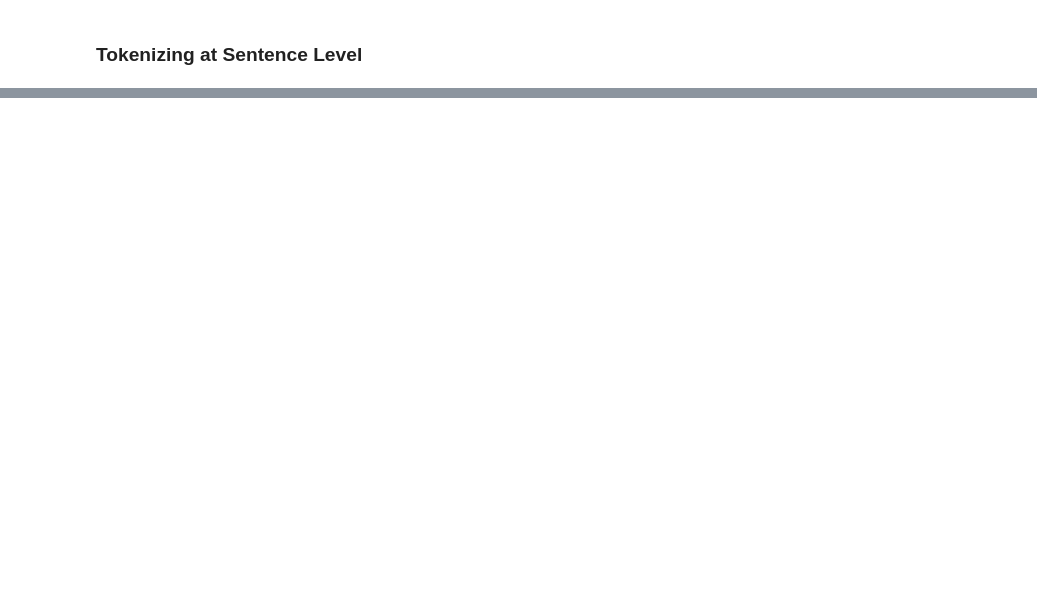
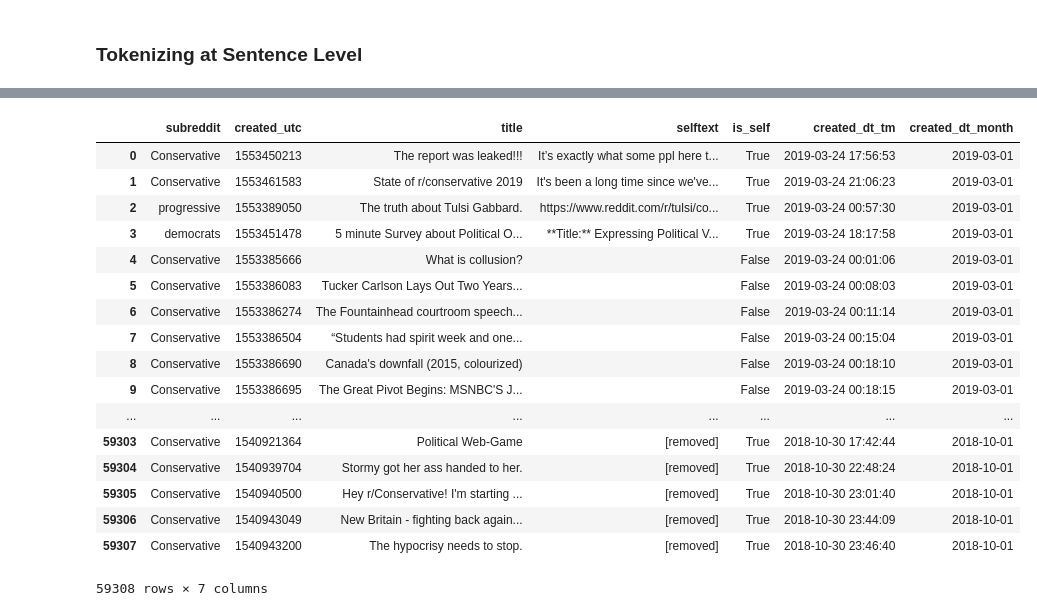
Before and after one commit to Alpha-1787/W266-Final-Project, a Jupyter notebook: Adam-FinalProject.ipynb, the cells around one changed output, grey strips where cells are left out. Saved outputs shown, nothing was run; the diff lists cells and outputs as text; code cells hidden in the pictures; blank space fills up the shorter version.

```diff
--- a/Adam-FinalProject.ipynb
+++ b/Adam-FinalProject.ipynb
@@ -243,0 +295,21 @@ rep_posts['created'] = created
+# %%
+post_df
+# %% [output]
+|  | subreddit | created_utc | title | selftext | is_self | created_dt_tm | created_dt_month |
+| 0 | Conservative | 1553450213 | The report was leaked!!! | It’s exactly what some ppl here t... | True | 2019-03-24 17:56:53 | 2019-03-01 |
+| 1 | Conservative | 1553461583 | State of r/conservative 2019 | It's been a long time since we've... | True | 2019-03-24 21:06:23 | 2019-03-01 |
+| 2 | progressive | 1553389050 | The truth about Tulsi Gabbard. | https://www.reddit.com/r/tulsi/co... | True | 2019-03-24 00:57:30 | 2019-03-01 |
+| 3 | democrats | 1553451478 | 5 minute Survey about Political O... | **Title:** Expressing Political V... | True | 2019-03-24 18:17:58 | 2019-03-01 |
+| 4 | Conservative | 1553385666 | What is collusion? |  | False | 2019-03-24 00:01:06 | 2019-03-01 |
+| 5 | Conservative | 1553386083 | Tucker Carlson Lays Out Two Years... |  | False | 2019-03-24 00:08:03 | 2019-03-01 |
+| 6 | Conservative | 1553386274 | The Fountainhead courtroom speech... |  | False | 2019-03-24 00:11:14 | 2019-03-01 |
+| 7 | Conservative | 1553386504 | “Students had spirit week and one... |  | False | 2019-03-24 00:15:04 | 2019-03-01 |
+| 8 | Conservative | 1553386690 | Canada's downfall (2015, colourized) |  | False | 2019-03-24 00:18:10 | 2019-03-01 |
+| 9 | Conservative | 1553386695 | The Great Pivot Begins: MSNBC'S J... |  | False | 2019-03-24 00:18:15 | 2019-03-01 |
+| ... | ... | ... | ... | ... | ... | ... | ... |
+| 59303 | Conservative | 1540921364 | Political Web-Game | [removed] | True | 2018-10-30 17:42:44 | 2018-10-01 |
+| 59304 | Conservative | 1540939704 | Stormy got her ass handed to her. | [removed] | True | 2018-10-30 22:48:24 | 2018-10-01 |
+| 59305 | Conservative | 1540940500 | Hey r/Conservative! I'm starting ... | [removed] | True | 2018-10-30 23:01:40 | 2018-10-01 |
+| 59306 | Conservative | 1540943049 | New Britain - fighting back again... | [removed] | True | 2018-10-30 23:44:09 | 2018-10-01 |
+| 59307 | Conservative | 1540943200 | The hypocrisy needs to stop. | [removed] | True | 2018-10-30 23:46:40 | 2018-10-01 |
+59308 rows × 7 columns
```
Also changed, not shown: parts of 51 cells of this notebook.
